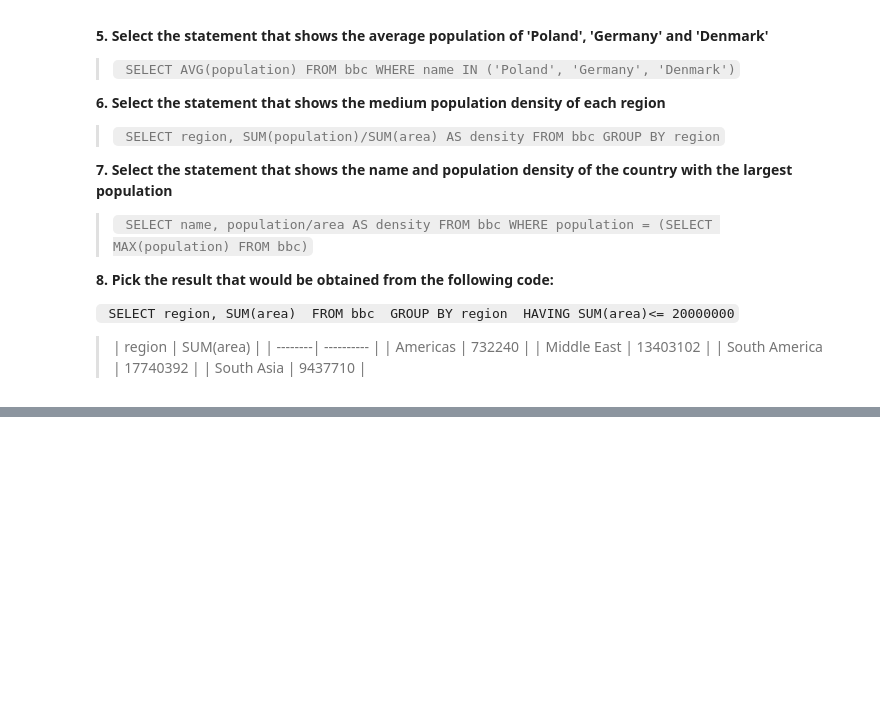
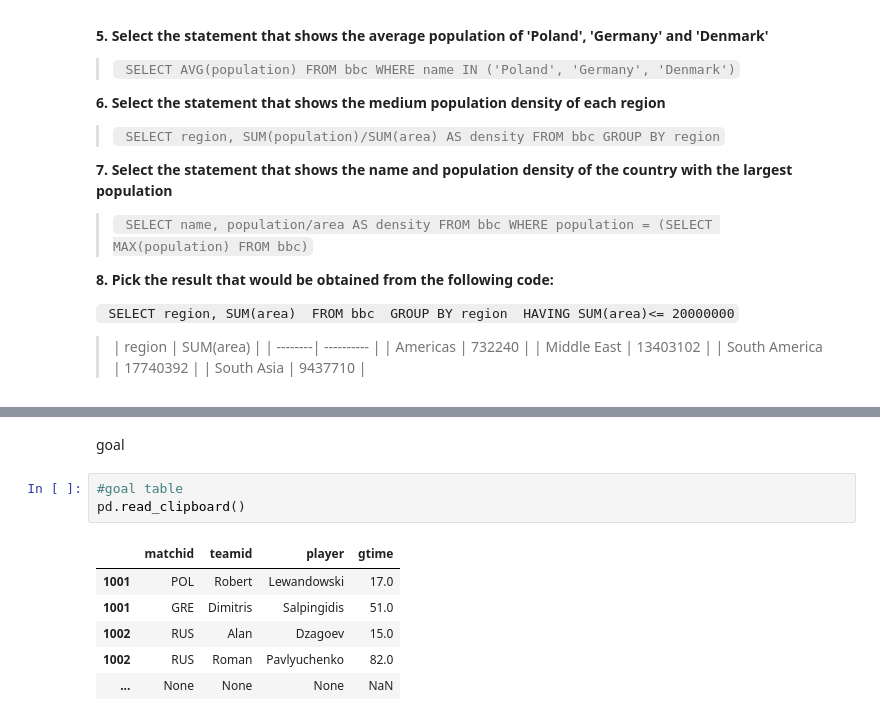
Before and after one commit to aliciag92/SQL-notes, a Jupyter notebook: sql_zoo_practice.ipynb, the cells around one changed output, grey strips where cells are left out. Drawn from its saved outputs; the diff is of its cells as text; blank space fills up the shorter version.

```diff
--- a/sql_zoo_practice.ipynb
+++ b/sql_zoo_practice.ipynb
@@ -1202,0 +1220,12 @@ pd.read_clipboard()
+# %% [markdown]
+goal
+# %%
+#goal table
+pd.read_clipboard()
+# %% [output]
+|  | matchid | teamid | player | gtime |
+| 1001 | POL | Robert | Lewandowski | 17.0 |
+| 1001 | GRE | Dimitris | Salpingidis | 51.0 |
+| 1002 | RUS | Alan | Dzagoev | 15.0 |
+| 1002 | RUS | Roman | Pavlyuchenko | 82.0 |
+| ... | None | None | None | NaN |
```
Also changed, not shown: parts of 4 cells of this notebook.
